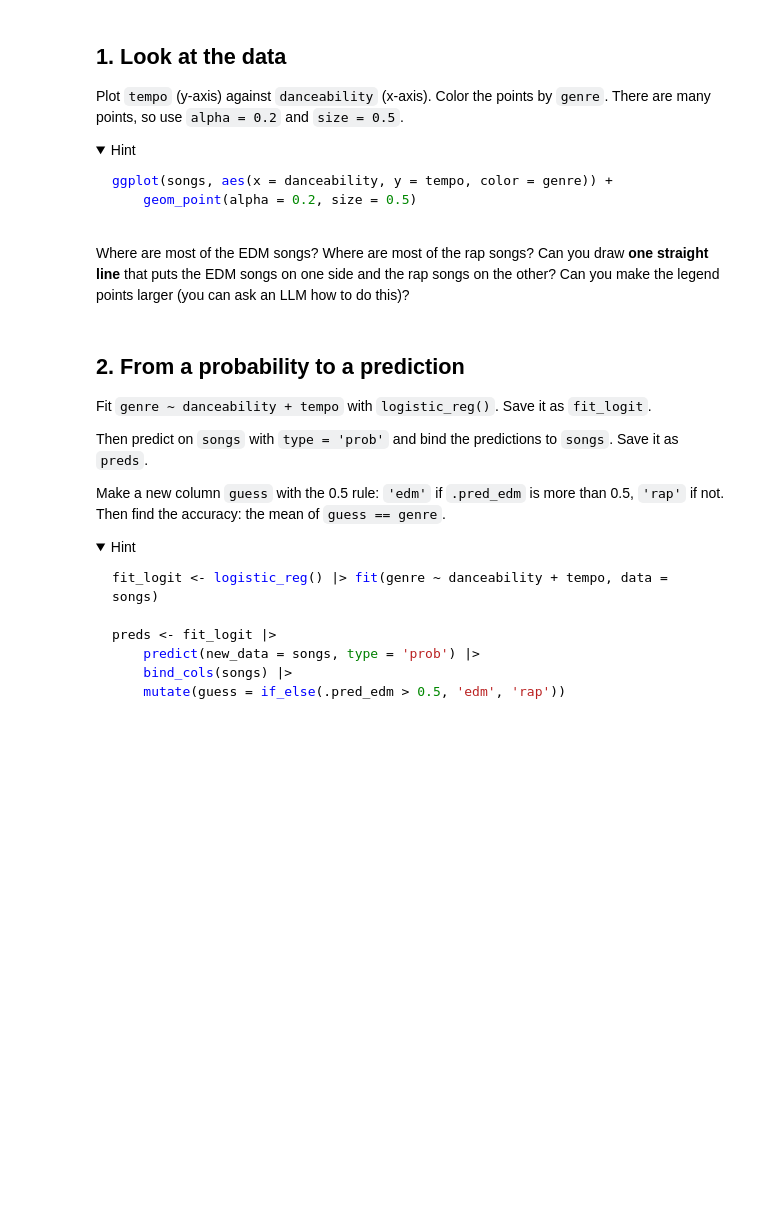
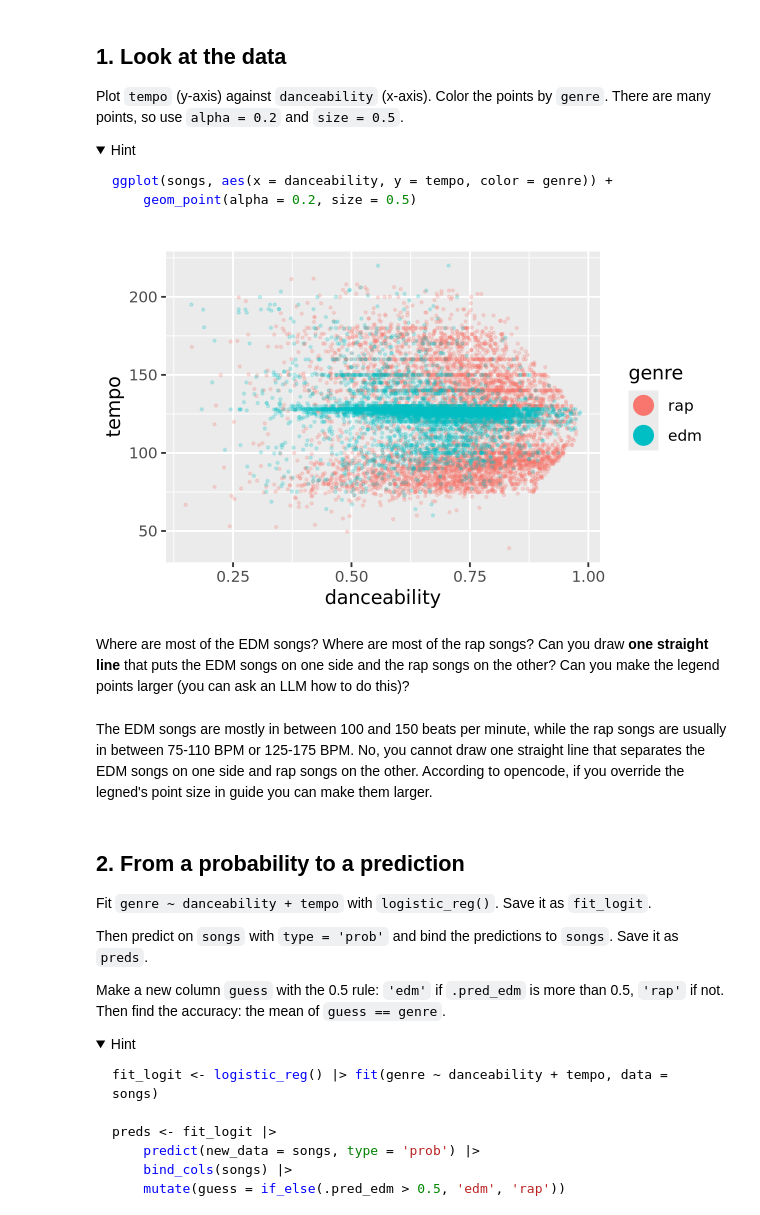
Before and after one commit to lgheflin/codespace, a Jupyter notebook: exercises/13-spotify-exercise.ipynb, the cells around one changed output. Cells and saved outputs as stored; diff of their text form; code cells hidden in the pictures; folded sections open; blank space fills up the shorter version.

````diff
--- a/exercises/13-spotify-exercise.ipynb
+++ b/exercises/13-spotify-exercise.ipynb
@@ -50,8 +71,16 @@ ggplot(songs, aes(x = danceability, y = tempo, color = genre)) +
 ```
 
 </details>
+# %%
+ggplot(data=songs, aes(x=danceability, y=tempo, color=genre)) +
+geom_point(alpha = 0.2, size = 0.5) +
+guides(color=guide_legend(override.aes=list(size=5, alpha=1)))
+# %% [output]
+[figure, added]
 # %% [markdown]
 Where are most of the EDM songs? Where are most of the rap songs? Can you draw **one straight line** that puts the EDM songs on one side and the rap songs on the other? Can you make the legend points larger (you can ask an LLM how to do this)?
+# %% [markdown]
+The EDM songs are mostly in between 100 and 150 beats per minute, while the rap songs are usually in between 75-110 BPM or 125-175 BPM. No, you cannot draw one straight line that separates the EDM songs on one side and rap songs on the other. According to opencode, if you override the legned's point size in guide you can make them larger.
 # %% [markdown]
 ## 2. From a probability to a prediction
 
````
Also changed, not shown: parts of 9 cells of this notebook, 3 other files.
